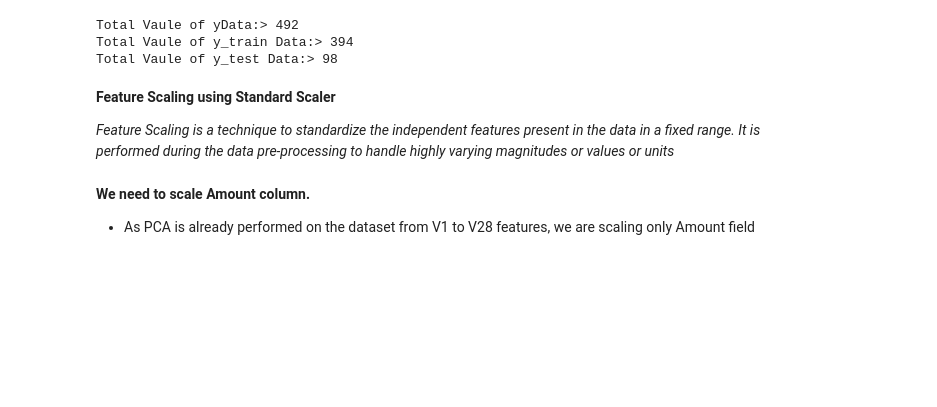
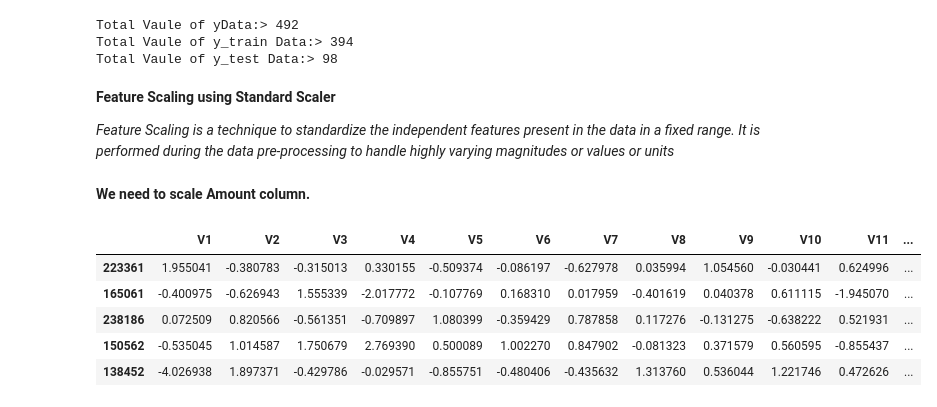
Before and after one commit to dirumisra/CreditCardFraudAnalysis, a Jupyter notebook: CreditCardAnalysis.ipynb, the cells around one changed output. Saved outputs shown, nothing was run; the diff lists cells and outputs as text; code cells hidden in the pictures; blank space fills up the shorter version.

```diff
--- a/CreditCardAnalysis.ipynb
+++ b/CreditCardAnalysis.ipynb
@@ -237,6 +238,3 @@ Total Vaule of y_test Data:> 98
 **Feature Scaling using Standard Scaler**
 
 *Feature Scaling is a technique to standardize the independent features present in the data in a fixed range. It is performed during the data pre-processing to handle highly varying magnitudes or values or units*
-# %% [markdown]
-**We need to scale Amount column.**
-- As PCA is already performed on the dataset from V1 to V28 features, we are scaling only Amount field
@@ -245,0 +241,21 @@ scaler = StandardScaler()
+# %% [markdown]
+**We need to scale Amount column.**
+# %%
+# As PCA is already performed on the dataset from V1 to V28 features, we are scaling only Amount field
+scaler = StandardScaler()
+
+#Scaling the train Data
+X_train[["Amount"]]= scaler.fit_transform(X_train[["Amount"]])
+
+# Transformation the test data
+X_test[["Amount"]] = scaler.transform(X_test[["Amount"]])
+# %%
+# check X_train data.
+X_train.head()
+# %% [output]
+|  | V1 | V2 | V3 | V4 | V5 | V6 | V7 | V8 | V9 | V10 | V11 | ... |
+| 223361 | 1.955041 | -0.380783 | -0.315013 | 0.330155 | -0.509374 | -0.086197 | -0.627978 | 0.035994 | 1.054560 | -0.030441 | 0.624996 | ... |
+| 165061 | -0.400975 | -0.626943 | 1.555339 | -2.017772 | -0.107769 | 0.168310 | 0.017959 | -0.401619 | 0.040378 | 0.611115 | -1.945070 | ... |
+| 238186 | 0.072509 | 0.820566 | -0.561351 | -0.709897 | 1.080399 | -0.359429 | 0.787858 | 0.117276 | -0.131275 | -0.638222 | 0.521931 | ... |
+| 150562 | -0.535045 | 1.014587 | 1.750679 | 2.769390 | 0.500089 | 1.002270 | 0.847902 | -0.081323 | 0.371579 | 0.560595 | -0.855437 | ... |
+| 138452 | -4.026938 | 1.897371 | -0.429786 | -0.029571 | -0.855751 | -0.480406 | -0.435632 | 1.313760 | 0.536044 | 1.221746 | 0.472626 | ... |
```
Also changed, not shown: parts of 5 cells of this notebook.
